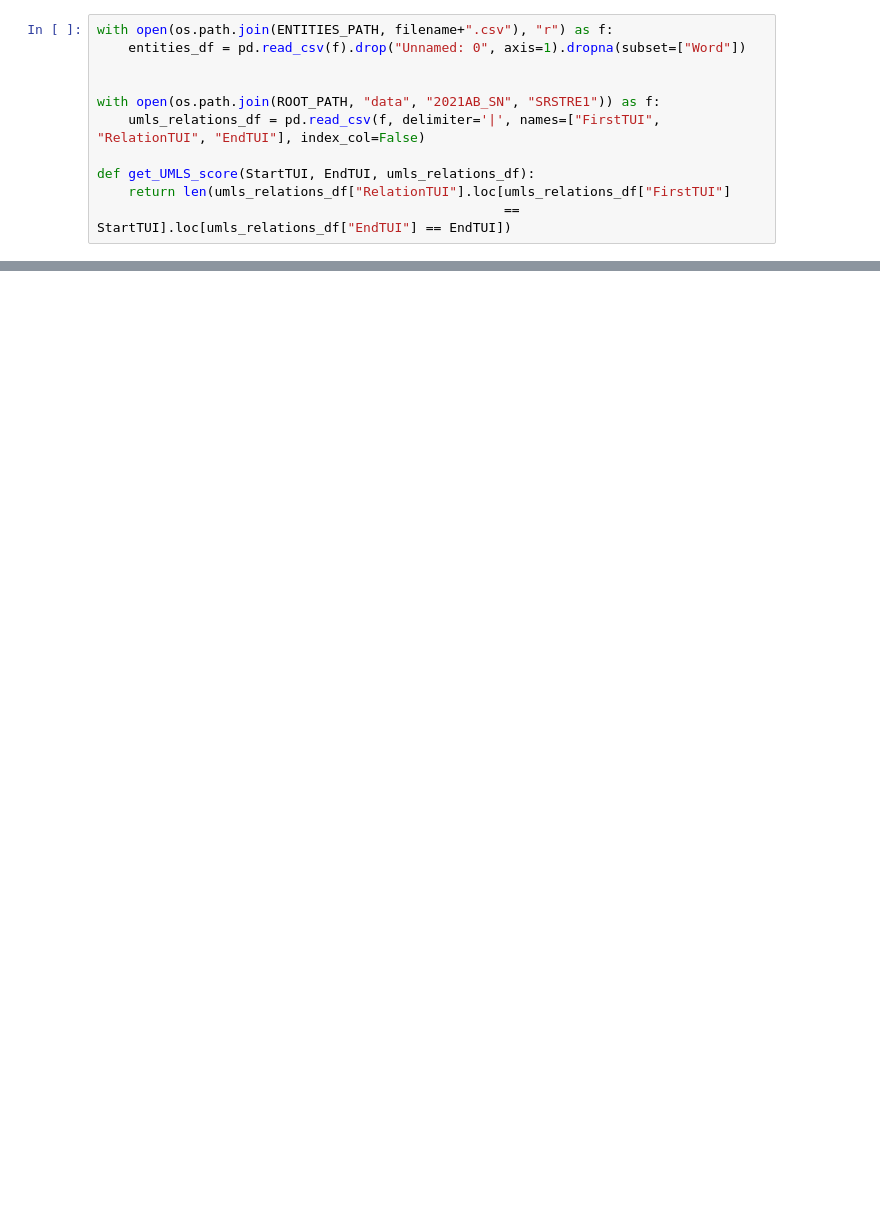
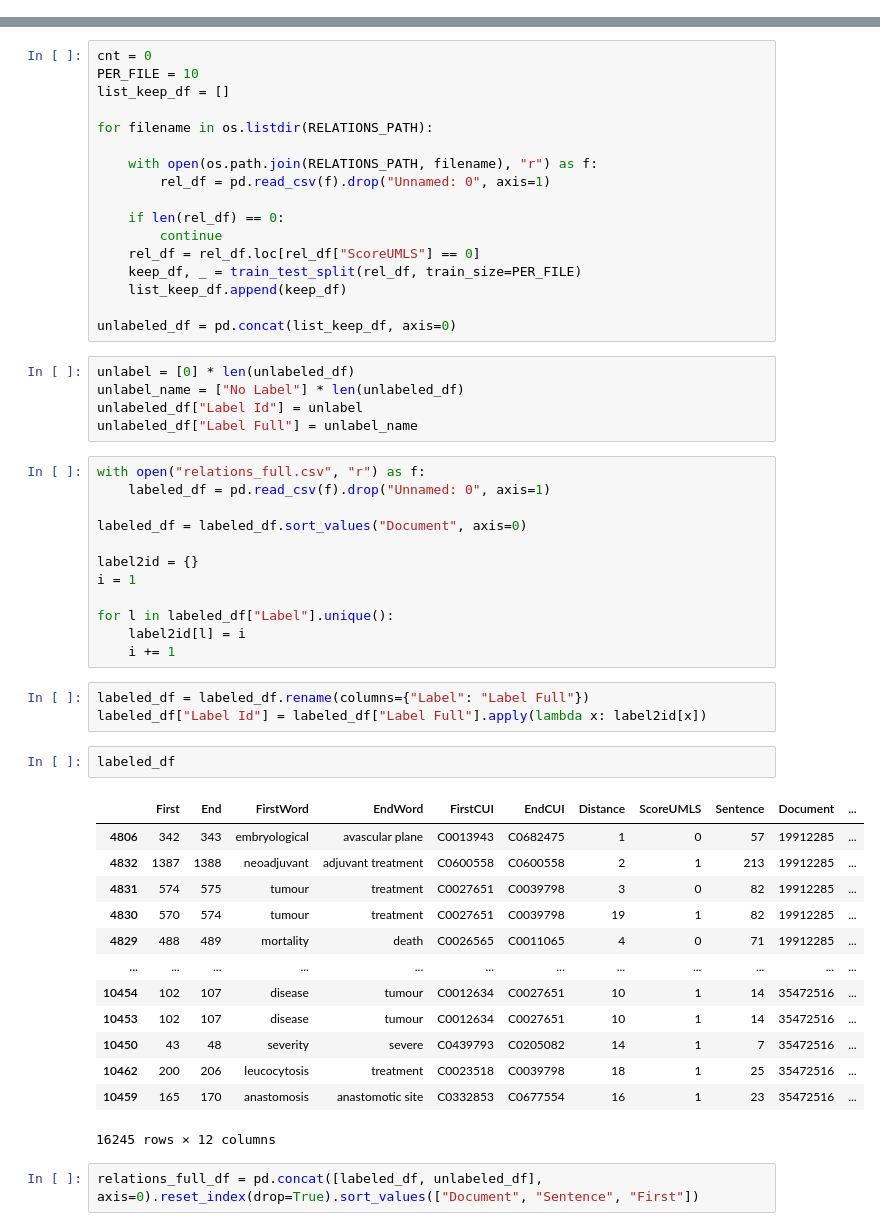
Before and after one commit to r-caplier/Anastomosis, a Jupyter notebook: src/good_relations.ipynb, the cells around one changed output, grey strips where cells are left out. Drawn from its saved outputs; the diff is of its cells as text; blank space fills up the shorter version.

```diff
--- a/src/good_relations.ipynb
+++ b/src/good_relations.ipynb
@@ -11,11 +17,0 @@ MAX_DIST = 20
-# %%
-with open(os.path.join(ENTITIES_PATH, filename+".csv"), "r") as f:
-    entities_df = pd.read_csv(f).drop("Unnamed: 0", axis=1).dropna(subset=["Word"])
-
-
-with open(os.path.join(ROOT_PATH, "data", "2021AB_SN", "SRSTRE1")) as f:
-    umls_relations_df = pd.read_csv(f, delimiter='|', names=["FirstTUI", "RelationTUI", "EndTUI"], index_col=False)
-
-def get_UMLS_score(StartTUI, EndTUI, umls_relations_df):
-    return len(umls_relations_df["RelationTUI"].loc[umls_relations_df["FirstTUI"]
-                                                    == StartTUI].loc[umls_relations_df["EndTUI"] == EndTUI])
@@ -59,0 +18,55 @@ relations_df
+# %%
+cnt = 0
+PER_FILE = 10
+list_keep_df = []
+
+for filename in os.listdir(RELATIONS_PATH):
+
+    with open(os.path.join(RELATIONS_PATH, filename), "r") as f:
+        rel_df = pd.read_csv(f).drop("Unnamed: 0", axis=1)
+
+    if len(rel_df) == 0:
+        continue
+    rel_df = rel_df.loc[rel_df["ScoreUMLS"] == 0]
+    keep_df, _ = train_test_split(rel_df, train_size=PER_FILE)
+    list_keep_df.append(keep_df)
+
+unlabeled_df = pd.concat(list_keep_df, axis=0)
+# %%
+unlabel = [0] * len(unlabeled_df)
+unlabel_name = ["No Label"] * len(unlabeled_df)
+unlabeled_df["Label Id"] = unlabel
+unlabeled_df["Label Full"] = unlabel_name
+# %%
+with open("relations_full.csv", "r") as f:
+    labeled_df = pd.read_csv(f).drop("Unnamed: 0", axis=1)
+
+labeled_df = labeled_df.sort_values("Document", axis=0)
+
+label2id = {}
+i = 1
+
+for l in labeled_df["Label"].unique():
+    label2id[l] = i
+    i += 1
+# %%
+labeled_df = labeled_df.rename(columns={"Label": "Label Full"})
+labeled_df["Label Id"] = labeled_df["Label Full"].apply(lambda x: label2id[x])
+# %%
+labeled_df
+# %% [output]
+|  | First | End | FirstWord | EndWord | FirstCUI | EndCUI | Distance | ScoreUMLS | Sentence | Document | ... |
+| 4806 | 342 | 343 | embryological | avascular plane | C0013943 | C0682475 | 1 | 0 | 57 | 19912285 | ... |
+| 4832 | 1387 | 1388 | neoadjuvant | adjuvant treatment | C0600558 | C0600558 | 2 | 1 | 213 | 19912285 | ... |
+| 4831 | 574 | 575 | tumour | treatment | C0027651 | C0039798 | 3 | 0 | 82 | 19912285 | ... |
+| 4830 | 570 | 574 | tumour | treatment | C0027651 | C0039798 | 19 | 1 | 82 | 19912285 | ... |
+| 4829 | 488 | 489 | mortality | death | C0026565 | C0011065 | 4 | 0 | 71 | 19912285 | ... |
+| ... | ... | ... | ... | ... | ... | ... | ... | ... | ... | ... | ... |
+| 10454 | 102 | 107 | disease | tumour | C0012634 | C0027651 | 10 | 1 | 14 | 35472516 | ... |
+| 10453 | 102 | 107 | disease | tumour | C0012634 | C0027651 | 10 | 1 | 14 | 35472516 | ... |
+| 10450 | 43 | 48 | severity | severe | C0439793 | C0205082 | 14 | 1 | 7 | 35472516 | ... |
+| 10462 | 200 | 206 | leucocytosis | treatment | C0023518 | C0039798 | 18 | 1 | 25 | 35472516 | ... |
+| 10459 | 165 | 170 | anastomosis | anastomotic site | C0332853 | C0677554 | 16 | 1 | 23 | 35472516 | ... |
+16245 rows × 12 columns
+# %%
+relations_full_df = pd.concat([labeled_df, unlabeled_df], axis=0).reset_index(drop=True).sort_values(["Document", "Sentence", "First"])
```
Also changed, not shown: parts of 13 cells of this notebook, 8 other files.
